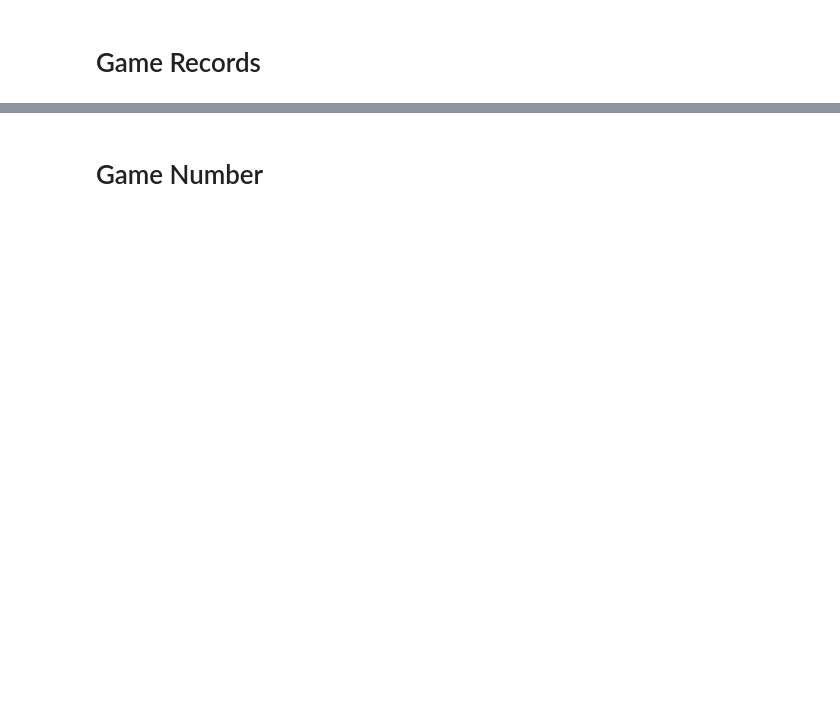
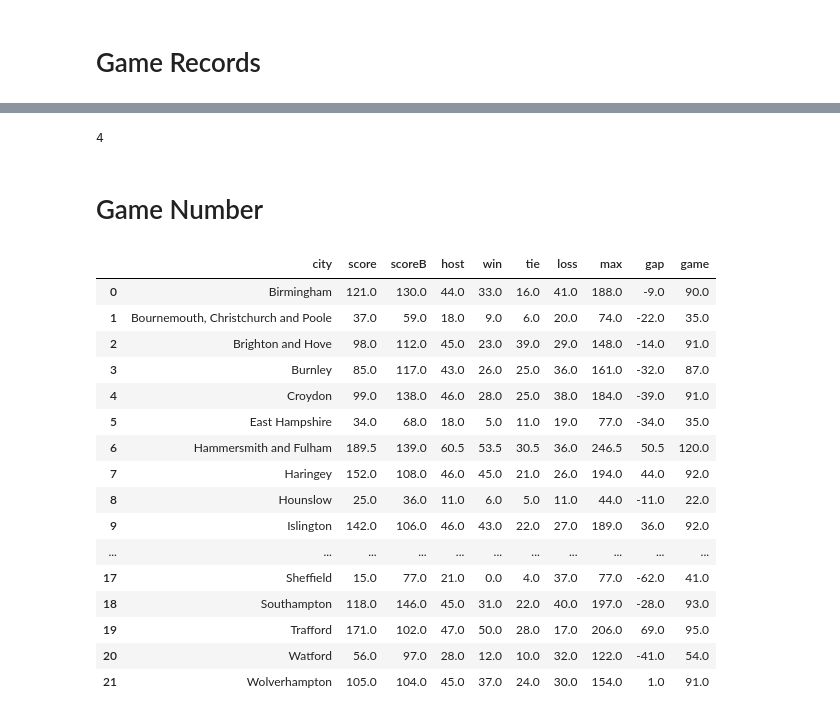
Before and after one commit to CHIDS-UMD/SoccerCovid, a Jupyter notebook: 1. Local Authority & Game.ipynb, the cells around one changed output, grey strips where cells are left out. Drawn from its saved outputs; the diff is of its cells as text; code cells hidden in the pictures; blank space fills up the shorter version.

```diff
--- a/1. Local Authority & Game.ipynb
+++ b/1. Local Authority & Game.ipynb
@@ -481,2 +468,28 @@ ltla_game_df.to_csv('data/ltla_game_df.csv', index = False)
+# %%
+import pandas as pd
+pd.to_datetime('2021-08-13').weekday()
+# %% [output]
+4
 # %% [markdown]
 # Game Number
+# %%
+ltla_gamenum_df = ltla_game_df.groupby('city').sum().reset_index()# .rename(columns = {'team_LAD21NM': 'LAD21NM'})
+ltla_gamenum_df
+# %% [output]
+|  | city | score | scoreB | host | win | tie | loss | max | gap | game |
+| 0 | Birmingham | 121.0 | 130.0 | 44.0 | 33.0 | 16.0 | 41.0 | 188.0 | -9.0 | 90.0 |
+| 1 | Bournemouth, Christchurch and Poole | 37.0 | 59.0 | 18.0 | 9.0 | 6.0 | 20.0 | 74.0 | -22.0 | 35.0 |
+| 2 | Brighton and Hove | 98.0 | 112.0 | 45.0 | 23.0 | 39.0 | 29.0 | 148.0 | -14.0 | 91.0 |
+| 3 | Burnley | 85.0 | 117.0 | 43.0 | 26.0 | 25.0 | 36.0 | 161.0 | -32.0 | 87.0 |
+| 4 | Croydon | 99.0 | 138.0 | 46.0 | 28.0 | 25.0 | 38.0 | 184.0 | -39.0 | 91.0 |
+| 5 | East Hampshire | 34.0 | 68.0 | 18.0 | 5.0 | 11.0 | 19.0 | 77.0 | -34.0 | 35.0 |
+| 6 | Hammersmith and Fulham | 189.5 | 139.0 | 60.5 | 53.5 | 30.5 | 36.0 | 246.5 | 50.5 | 120.0 |
+| 7 | Haringey | 152.0 | 108.0 | 46.0 | 45.0 | 21.0 | 26.0 | 194.0 | 44.0 | 92.0 |
+| 8 | Hounslow | 25.0 | 36.0 | 11.0 | 6.0 | 5.0 | 11.0 | 44.0 | -11.0 | 22.0 |
+| 9 | Islington | 142.0 | 106.0 | 46.0 | 43.0 | 22.0 | 27.0 | 189.0 | 36.0 | 92.0 |
+| ... | ... | ... | ... | ... | ... | ... | ... | ... | ... | ... |
+| 17 | Sheffield | 15.0 | 77.0 | 21.0 | 0.0 | 4.0 | 37.0 | 77.0 | -62.0 | 41.0 |
+| 18 | Southampton | 118.0 | 146.0 | 45.0 | 31.0 | 22.0 | 40.0 | 197.0 | -28.0 | 93.0 |
+| 19 | Trafford | 171.0 | 102.0 | 47.0 | 50.0 | 28.0 | 17.0 | 206.0 | 69.0 | 95.0 |
+| 20 | Watford | 56.0 | 97.0 | 28.0 | 12.0 | 10.0 | 32.0 | 122.0 | -41.0 | 54.0 |
+| 21 | Wolverhampton | 105.0 | 104.0 | 45.0 | 37.0 | 24.0 | 30.0 | 154.0 | 1.0 | 91.0 |
```
Also changed, not shown: parts of 41 cells of this notebook, 4 other files.
